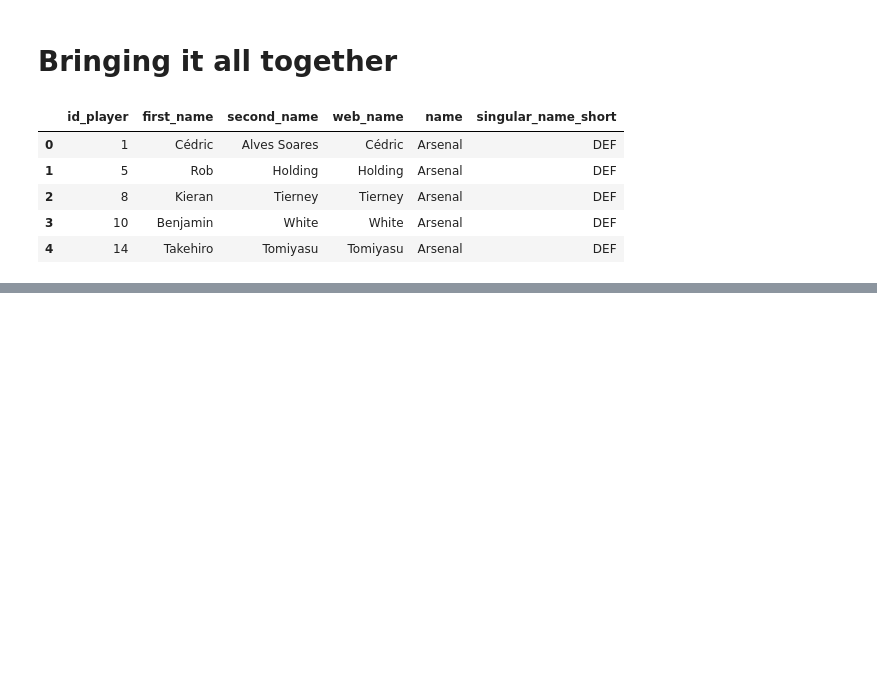
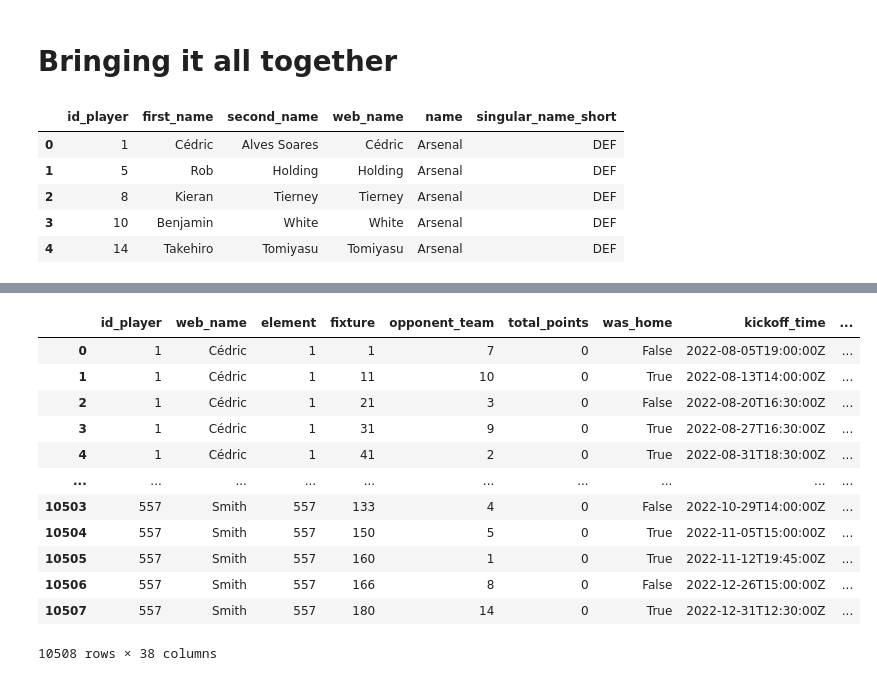
Before and after one commit to MokuaEnock/English-Premier-League-data-Analysed, a Jupyter notebook: fantasy.ipynb, the cells around one changed output, grey strips where cells are left out. Drawn from its saved outputs; the diff is of its cells as text; code cells hidden in the pictures; blank space fills up the shorter version.

```diff
--- a/fantasy.ipynb
+++ b/fantasy.ipynb
@@ -317,0 +315,16 @@ AttributeError: 'FloatProgress' object has no attribute 'style'
+# %%
+points
+# %% [output]
+|  | id_player | web_name | element | fixture | opponent_team | total_points | was_home | kickoff_time | ... |
+| 0 | 1 | Cédric | 1 | 1 | 7 | 0 | False | 2022-08-05T19:00:00Z | ... |
+| 1 | 1 | Cédric | 1 | 11 | 10 | 0 | True | 2022-08-13T14:00:00Z | ... |
+| 2 | 1 | Cédric | 1 | 21 | 3 | 0 | False | 2022-08-20T16:30:00Z | ... |
+| 3 | 1 | Cédric | 1 | 31 | 9 | 0 | True | 2022-08-27T16:30:00Z | ... |
+| 4 | 1 | Cédric | 1 | 41 | 2 | 0 | True | 2022-08-31T18:30:00Z | ... |
+| ... | ... | ... | ... | ... | ... | ... | ... | ... | ... |
+| 10503 | 557 | Smith | 557 | 133 | 4 | 0 | False | 2022-10-29T14:00:00Z | ... |
+| 10504 | 557 | Smith | 557 | 150 | 5 | 0 | True | 2022-11-05T15:00:00Z | ... |
+| 10505 | 557 | Smith | 557 | 160 | 1 | 0 | True | 2022-11-12T19:45:00Z | ... |
+| 10506 | 557 | Smith | 557 | 166 | 8 | 0 | False | 2022-12-26T15:00:00Z | ... |
+| 10507 | 557 | Smith | 557 | 180 | 14 | 0 | True | 2022-12-31T12:30:00Z | ... |
+10508 rows × 38 columns
```
Also changed, not shown: parts of 5 cells of this notebook, 3 other files.
